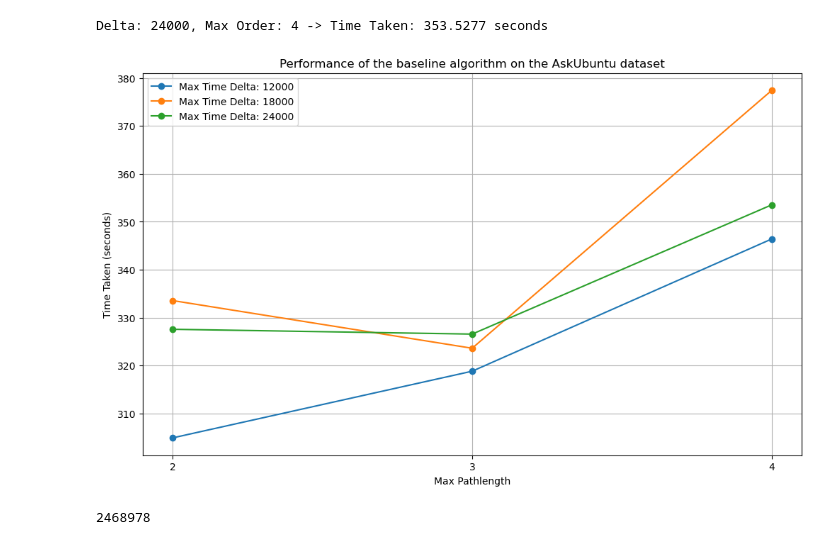
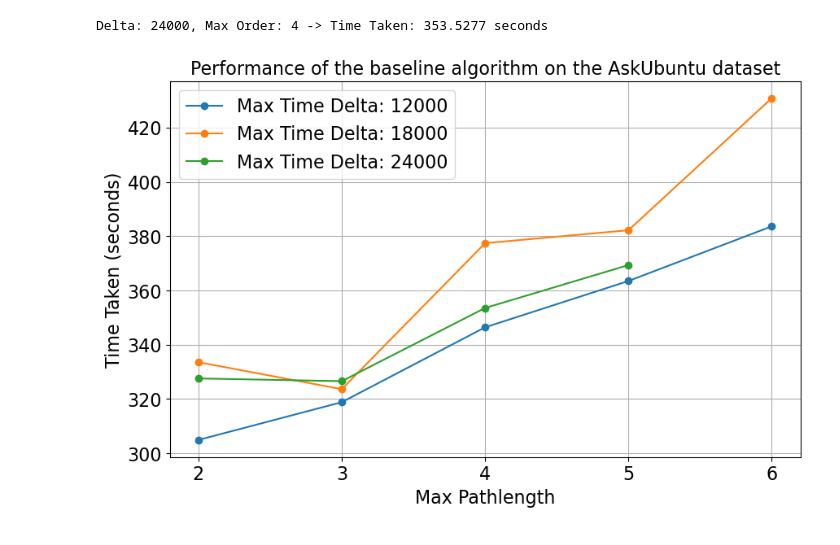
Before and after one commit to aryastark1614/SNACS-Project, a Jupyter notebook: AskUbuntu.ipynb, the cells around one changed output. Drawn from its saved outputs; the diff is of its cells as text; code cells hidden in the pictures.

```diff
--- a/AskUbuntu.ipynb
+++ b/AskUbuntu.ipynb
@@ -87,16 +87,16 @@ def paco(data, delta, max_length):
 
     return path_counts
 # %%
-delta_values = [12000, 18000, 24000]
-max_length_values = [2, 3, 4, 5, 6]
-
+delta_values = [12000, 18000, 24000, 30000]
+max_length_values = [2, 3, 4, 5, 6, 7, 8, 9, 10]
+found_paths = []
 # Loop through the values and measure execution time
 for delta in delta_values:
     for max_length in max_length_values:
         start_time = time.time()  # Record start time
         results = paco(data_tuples, delta, max_length)
         end_time = time.time()  # Record end time
+        found_paths.append([len(results), delta, max_length])
         elapsed_time = end_time - start_time  # Calculate elapsed time
-
         print(f"Max Time Delta: {delta}, Max length: {max_length} -> Time Taken: {elapsed_time:.4f} seconds")
 # %% [output]
@@ -164,7 +168,7 @@ call_edge_list = list(df.itertuples(index=False, name=None))
 graph = pp.TemporalGraph.from_edge_list(call_edge_list)
 # %%
 delta_values = [12000, 18000, 24000]
-max_order_values = [2, 3, 4]
+max_order_values = [2, 3, 4, 5, 6]
 
 for delta in delta_values:
     for max_order in max_order_values:
@@ -186,29 +190,27 @@ Delta: 24000, Max Order: 3 -> Time Taken: 326.5571 seconds
 Delta: 24000, Max Order: 4 -> Time Taken: 353.5277 seconds
 # %%
 time_deltas = [12000, 18000, 24000]
-max_orders = [2, 3, 4]
+max_orders = [2, 3, 4, 5, 6]
 times = {
-    12000: [304.8969, 318.8132, 346.4038],
-    18000: [333.5554, 323.6074, 377.4106],
-    24000: [327.5650, 326.5571, 353.5277]
+    12000: [304.8969, 318.8132, 346.4038, 363.4709, 383.6143],
+    18000: [333.5554, 323.6074, 377.4106, 382.1827, 430.8443],
+    24000: [327.5650, 326.5571, 353.5277, 369.3349, None]
 }
 
 # Plotting
-plt.figure(figsize=(12, 7))
+plt.figure(figsize=(10, 6))
 
 # Loop through each Max Time Delta to create a line for it
 for delta in time_deltas:
     plt.plot(max_orders, times[delta], marker='o', label=f"Max Time Delta: {delta}")
 
-# Customize plot
-plt.title("Performance of the baseline algorithm on the AskUbuntu dataset")
-plt.xlabel("Max Pathlength")
-plt.ylabel("Time Taken (seconds)")
-plt.xticks(max_orders)
+plt.title("Performance of the baseline algorithm on the AskUbuntu dataset", fontsize=16)
+plt.xlabel("Max Pathlength", fontsize=16)
+plt.ylabel("Time Taken (seconds)", fontsize=16)
+plt.xticks(max_orders, fontsize=16)
+plt.yticks(fontsize=16)
 plt.grid(True)
-plt.legend()
-
-# Display plot
+plt.legend(fontsize=16)
 plt.show()
 # %% [output]
-[figure, old version]
+[figure, new version]
@@ -221,4 +216,0 @@ for i in range(1,7):
-# %%
-print(len(combined_graph))
-# %% [output]
-2468978
```
Also changed, not shown: parts of 5 cells of this notebook, 2 other files.
